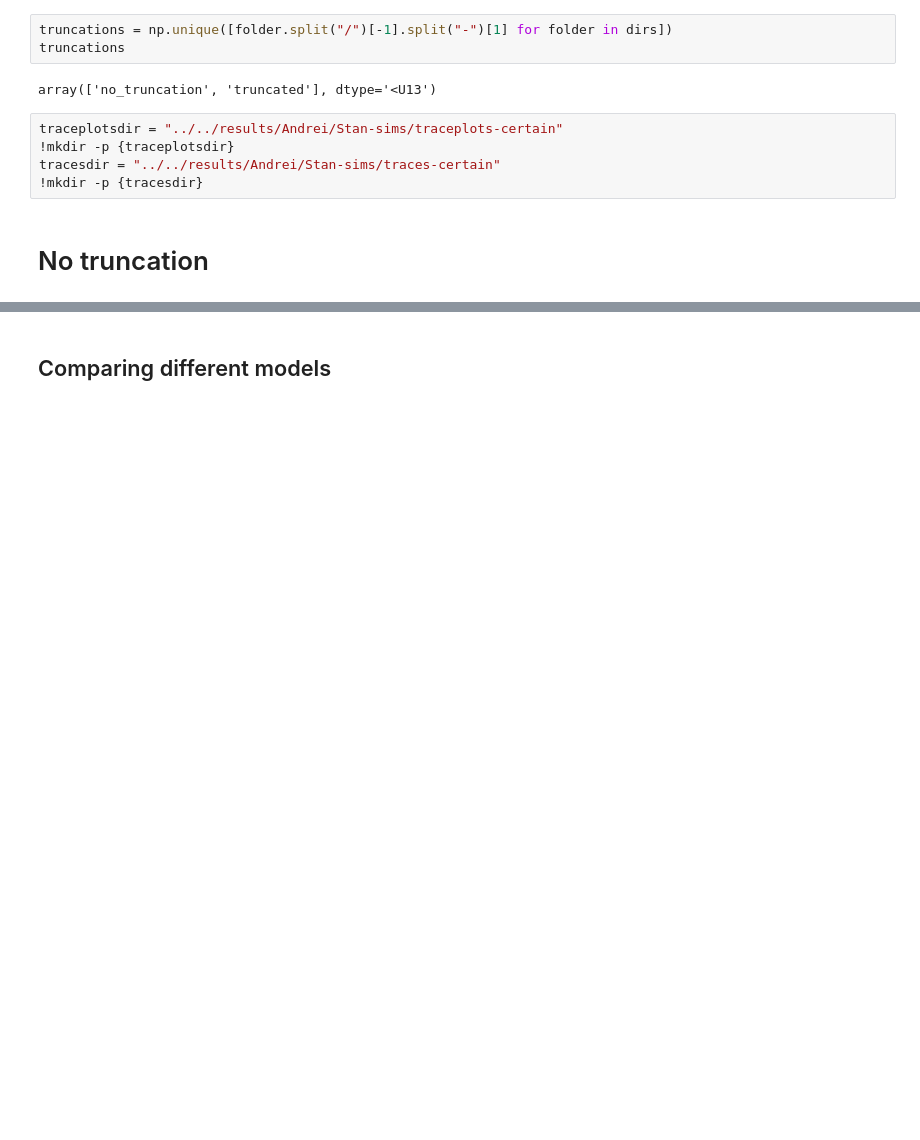
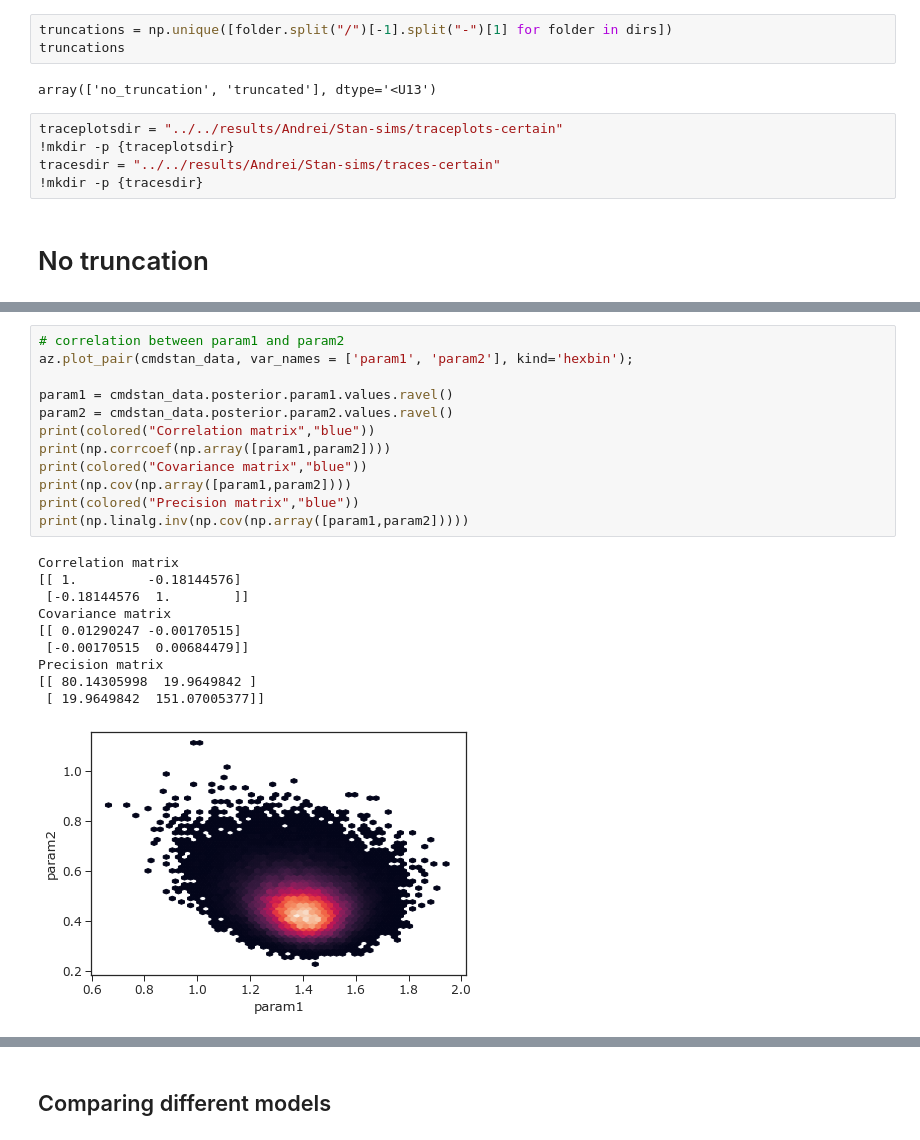
Before and after one commit to aakhmetz/COVID19SerialInterval, a Jupyter notebook: scripts/A2. Processing the traces.ipynb, the cells around one changed output, grey strips where cells are left out. Saved outputs shown, nothing was run; the diff lists cells and outputs as text; blank space fills up the shorter version.

```diff
--- a/scripts/A2. Processing the traces.ipynb
+++ b/scripts/A2. Processing the traces.ipynb
@@ -107,6 +107,29 @@ lognormal-no_truncation
 | param1 | 1.397 | 0.114 | 1.173 | 1.620 | 0.000 | 0.000 | 105060.0 | 105060.0 | 106243.0 | 78144.0 | ... |
 | param2 | 0.461 | 0.083 | 0.314 | 0.627 | 0.000 | 0.000 | 93527.0 | 84616.0 | 106155.0 | 71567.0 | ... |
 [figure]
+# %%
+# correlation between param1 and param2
+az.plot_pair(cmdstan_data, var_names = ['param1', 'param2'], kind='hexbin');
+
+param1 = cmdstan_data.posterior.param1.values.ravel()
+param2 = cmdstan_data.posterior.param2.values.ravel()
+print(colored("Correlation matrix","blue"))
+print(np.corrcoef(np.array([param1,param2])))
+print(colored("Covariance matrix","blue"))
+print(np.cov(np.array([param1,param2])))
+print(colored("Precision matrix","blue"))
+print(np.linalg.inv(np.cov(np.array([param1,param2]))))
+# %% [output]
+Correlation matrix
+[[ 1.         -0.18144576]
+ [-0.18144576  1.        ]]
+Covariance matrix
+[[ 0.01290247 -0.00170515]
+ [-0.00170515  0.00684479]]
+Precision matrix
+[[ 80.14305998  19.9649842 ]
+ [ 19.9649842  151.07005377]]
+[figure, added]
 # %%
 folder = "gamma-no_truncation"
 distrib, truncation_type = folder.split("-")
```
Also changed, not shown: parts of 15 cells of this notebook, 4 other files.
